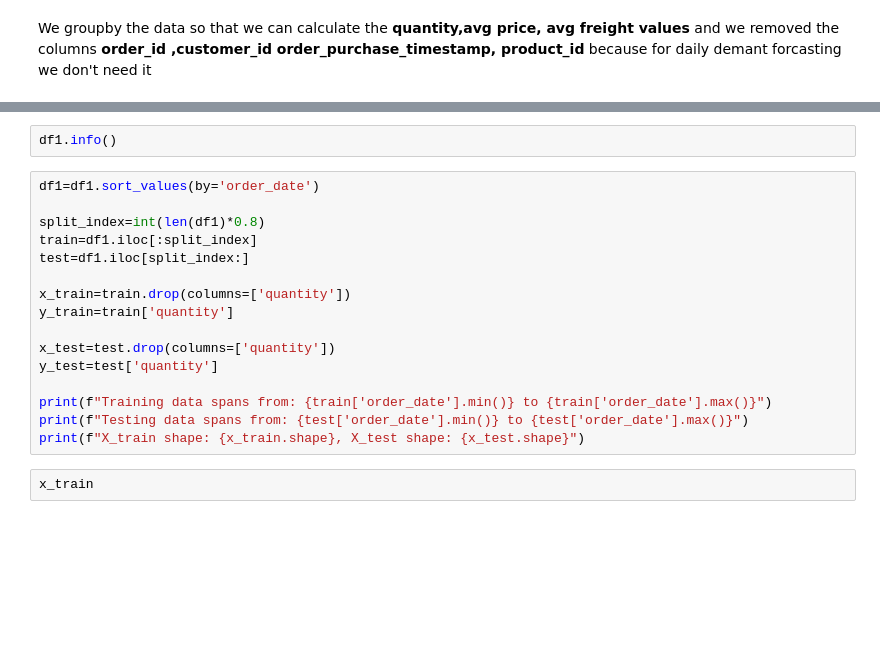
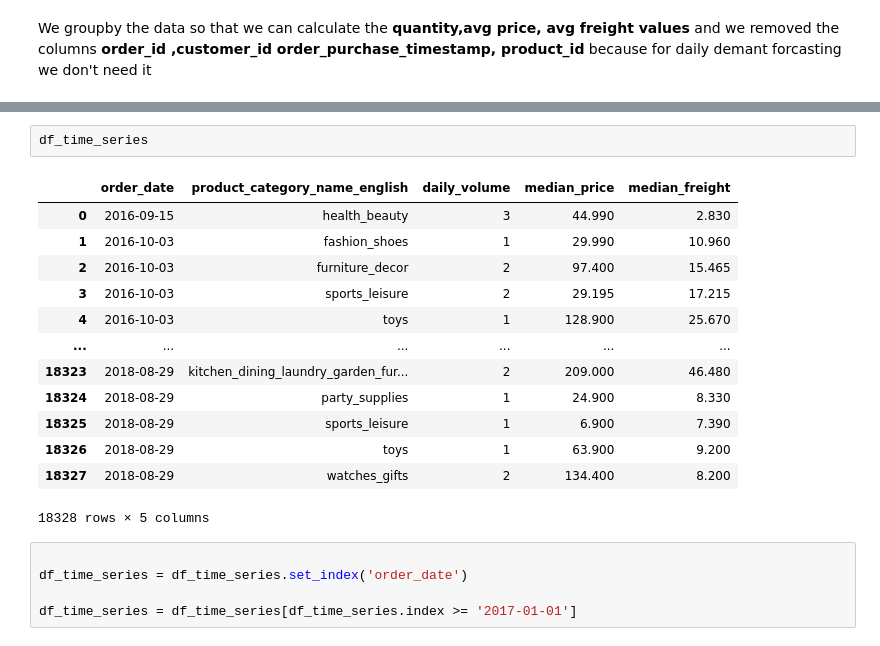
Before and after one commit to pruthvi-chavda/inventory-intelligence-suite, a Jupyter notebook: notebooks/Olist_Eda.ipynb, the cells around one changed output, grey strips where cells are left out. Saved outputs shown, nothing was run; the diff lists cells and outputs as text; blank space fills up the shorter version.

```diff
--- a/notebooks/Olist_Eda.ipynb
+++ b/notebooks/Olist_Eda.ipynb
@@ -89,20 +145,21 @@ There is no null values and all data types are perfact
-# %%
-df1.info()
-# %%
-df1=df1.sort_values(by='order_date')
-
-split_index=int(len(df1)*0.8)
-train=df1.iloc[:split_index]
-test=df1.iloc[split_index:]
-
-x_train=train.drop(columns=['quantity'])
-y_train=train['quantity']
-
-x_test=test.drop(columns=['quantity'])
-y_test=test['quantity']
-
-print(f"Training data spans from: {train['order_date'].min()} to {train['order_date'].max()}")
-print(f"Testing data spans from: {test['order_date'].min()} to {test['order_date'].max()}")
-print(f"X_train shape: {x_train.shape}, X_test shape: {x_test.shape}")
-# %%
-x_train
+# %%
+df_time_series
+# %% [output]
+|  | order_date | product_category_name_english | daily_volume | median_price | median_freight |
+| 0 | 2016-09-15 | health_beauty | 3 | 44.990 | 2.830 |
+| 1 | 2016-10-03 | fashion_shoes | 1 | 29.990 | 10.960 |
+| 2 | 2016-10-03 | furniture_decor | 2 | 97.400 | 15.465 |
+| 3 | 2016-10-03 | sports_leisure | 2 | 29.195 | 17.215 |
+| 4 | 2016-10-03 | toys | 1 | 128.900 | 25.670 |
+| ... | ... | ... | ... | ... | ... |
+| 18323 | 2018-08-29 | kitchen_dining_laundry_garden_fur... | 2 | 209.000 | 46.480 |
+| 18324 | 2018-08-29 | party_supplies | 1 | 24.900 | 8.330 |
+| 18325 | 2018-08-29 | sports_leisure | 1 | 6.900 | 7.390 |
+| 18326 | 2018-08-29 | toys | 1 | 63.900 | 9.200 |
+| 18327 | 2018-08-29 | watches_gifts | 2 | 134.400 | 8.200 |
+18328 rows × 5 columns
+# %%
+
+df_time_series = df_time_series.set_index('order_date')
+
+df_time_series = df_time_series[df_time_series.index >= '2017-01-01']
```
Also changed, not shown: parts of 24 cells of this notebook.
